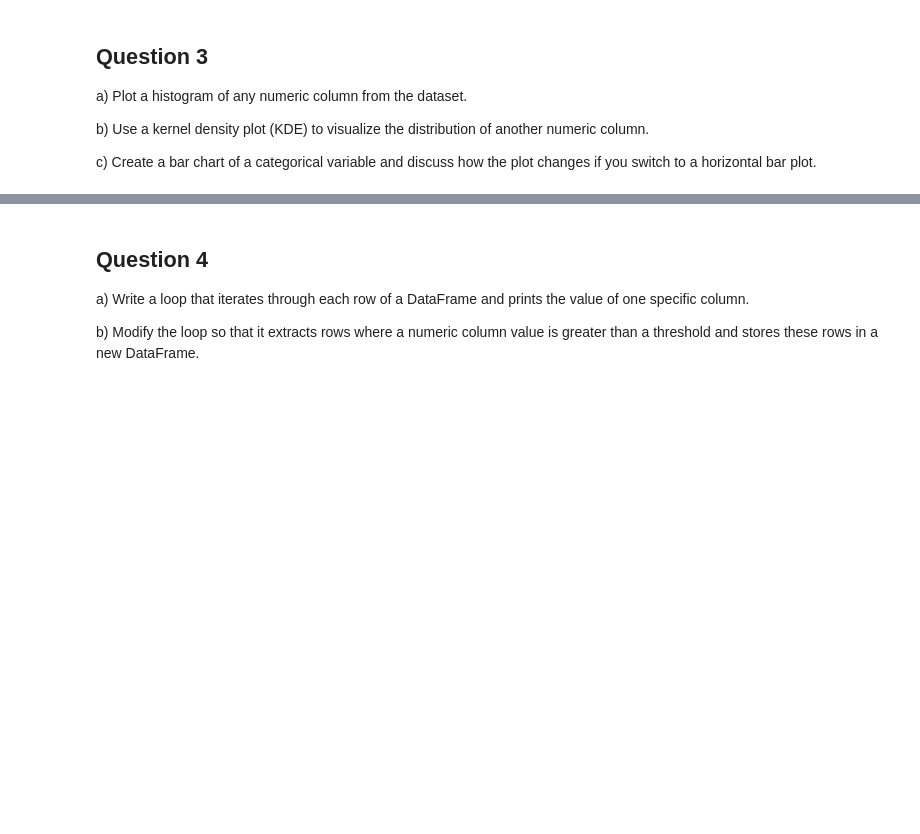
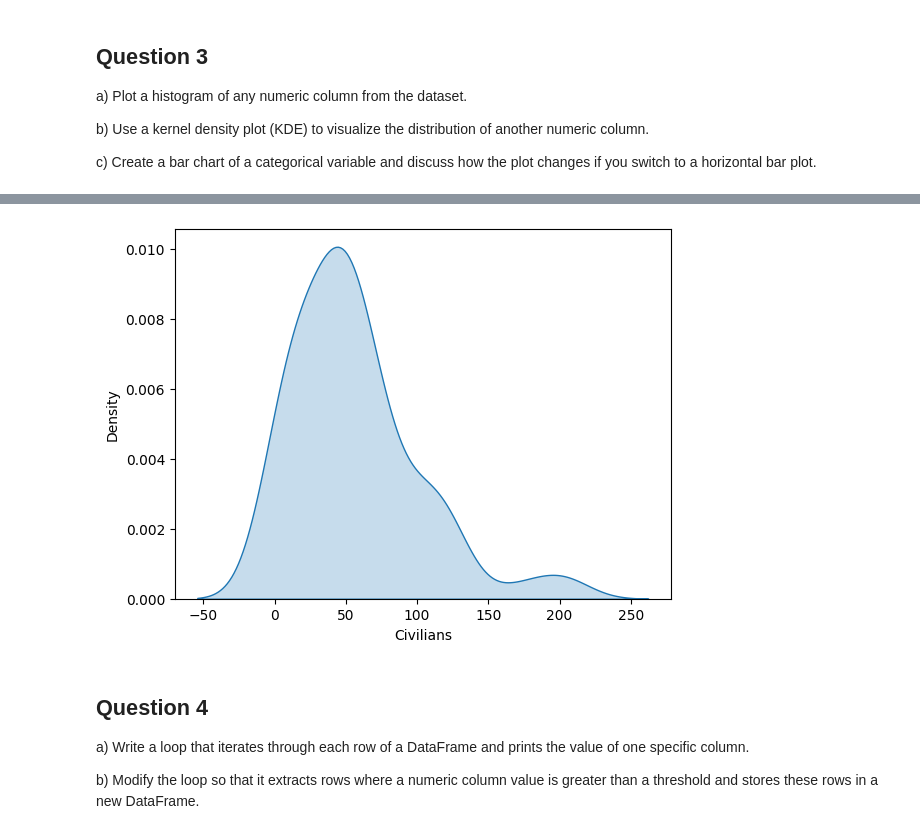
Before and after one commit to mannan272/data1, a Jupyter notebook: lab-01/Assignment2.ipynb, the cells around one changed output, grey strips where cells are left out. Cells and saved outputs as stored; diff of their text form; code cells hidden in the pictures; blank space fills up the shorter version.

```diff
--- a/lab-01/Assignment2.ipynb
+++ b/lab-01/Assignment2.ipynb
@@ -62,3 +100,7 @@ c) Create a bar chart of a categorical variable and discuss how the plot changes
+# %%
+_ = sns.kdeplot(df['Civilians'],fill=True)
+# %% [output]
+[figure, added]
 # %% [markdown]
 ## Question 4
 a) Write a loop that iterates through each row of a DataFrame and prints the value of one specific column.
```
Also changed, not shown: parts of 11 cells of this notebook.
